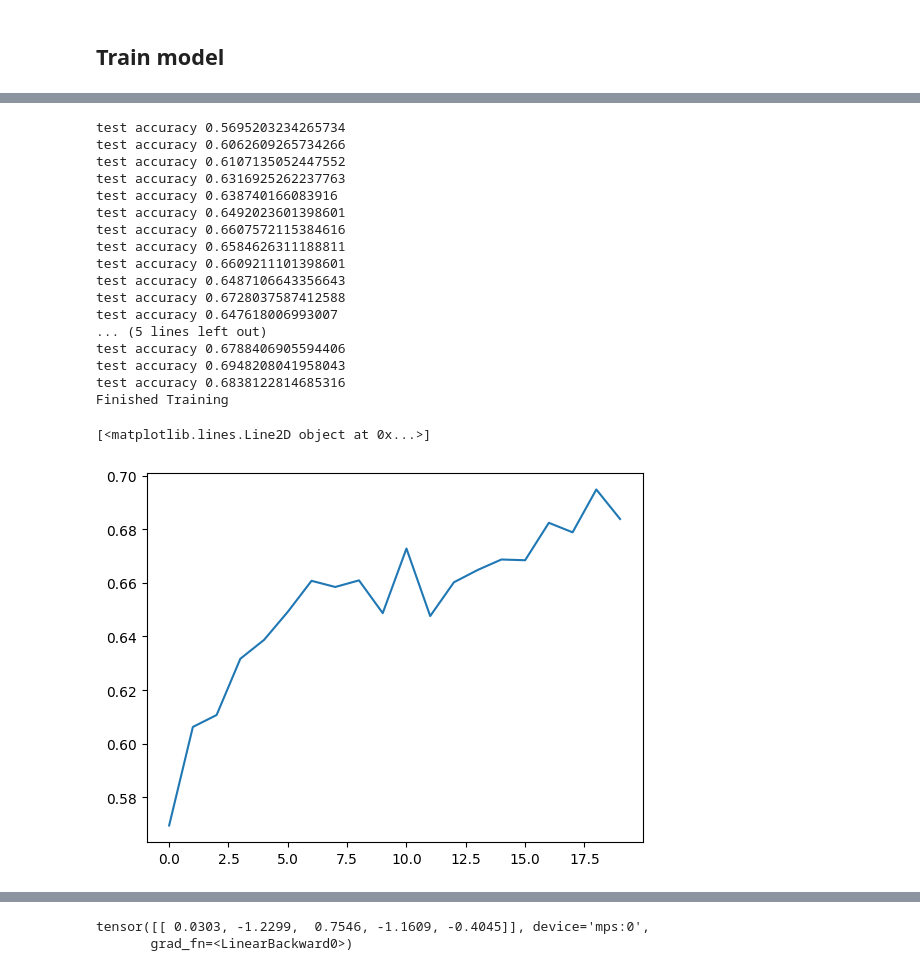
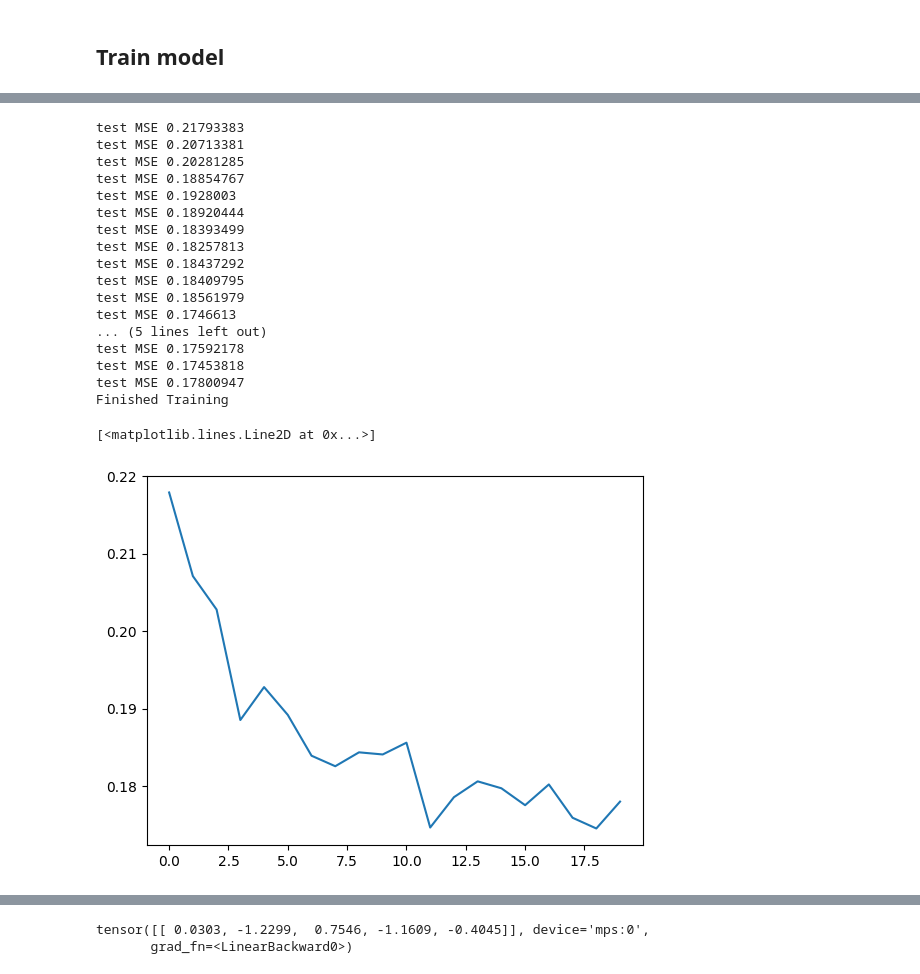
Before and after one commit to KilianFt/Adaptive-HCI, a Jupyter notebook: pretrain_model.ipynb, the cells around one changed output, grey strips where cells are left out. Drawn from its saved outputs; the diff is of its cells as text; code cells hidden in the pictures.

Commit message:
fix: pretrain model on dof not labels

```diff
--- a/pretrain_model.ipynb
+++ b/pretrain_model.ipynb
@@ -282,4 +293,5 @@ class FFNN(nn.Module):
 train_features, train_labels = next(iter(train_dataloader))
 # %%
 device = 'mps'
+n_dof = 2
 # %%
@@ -292,7 +304,7 @@ torch.Size([32, 5])
 model = ViT(
     image_size = 200,
     patch_size = 8,
-    num_classes = n_labels,
+    num_classes = n_dof,
     dim = 64,
     depth = 1,
     heads = 2,
@@ -306,5 +318,6 @@ img = torch.randn(10, 1, 8, 200).to(device)
 
 preds = model(img)
 # %%
-criterion = nn.CrossEntropyLoss()
+# criterion = nn.CrossEntropyLoss()
+criterion = nn.MSELoss()
 optimizer = optim.Adam(model.parameters(), lr=1e-3)
@@ -311,6 +326,7 @@ optimizer = optim.Adam(model.parameters(), lr=1e-3)
 # %%
 history = {
     'accs': [],
+    'test_mse': [],
     'losses': [],
 }
 
@@ -341,6 +357,7 @@ for epoch in range(20):
             running_loss = 0.0
 
     accs = []
+    test_mse_list = []
     for data in test_dataloader:
         test_inputs, test_labels = data
         test_inputs = test_inputs.to(device)
@@ -350,39 +367,44 @@ for epoch in range(20):
         model.eval()
         with torch.no_grad():
             outputs = model(test_inputs)
-            predicted_labels = outputs.cpu().max(dim=1).indices
+            # predicted_labels = outputs.cpu().max(dim=1).indices
+            predicted_labels = outputs.cpu()
 
         test_labels = test_labels.cpu()
-        acc = accuracy_score(test_labels, predicted_labels)
-        accs.append(acc)
+        # acc = accuracy_score(test_labels, predicted_labels)
+        test_mse = mean_squared_error(test_labels, predicted_labels)
+        # accs.append(acc)
+        test_mse_list.append(test_mse)
 
-    history['accs'].append( np.mean(accs))
-    print('test accuracy', np.mean(accs))
+    # history['accs'].append( np.mean(accs))
+    history['test_mse'].append(np.mean(test_mse_list))
+
+    print('test MSE', np.mean(test_mse_list))
 
 print('Finished Training')
 # %% [output]
-test accuracy 0.5695203234265734
-test accuracy 0.6062609265734266
-test accuracy 0.6107135052447552
-test accuracy 0.6316925262237763
-test accuracy 0.638740166083916
-test accuracy 0.6492023601398601
-test accuracy 0.6607572115384616
-test accuracy 0.6584626311188811
-test accuracy 0.6609211101398601
-test accuracy 0.6487106643356643
-test accuracy 0.6728037587412588
-test accuracy 0.647618006993007
+test MSE 0.21793383
+test MSE 0.20713381
+test MSE 0.20281285
+test MSE 0.18854767
+test MSE 0.1928003
+test MSE 0.18920444
+test MSE 0.18393499
+test MSE 0.18257813
+test MSE 0.18437292
+test MSE 0.18409795
+test MSE 0.18561979
+test MSE 0.1746613
 ... (5 lines left out)
-test accuracy 0.6788406905594406
-test accuracy 0.6948208041958043
-test accuracy 0.6838122814685316
+test MSE 0.17592178
+test MSE 0.17453818
+test MSE 0.17800947
 Finished Training
 # %%
-plt.plot(history['accs'])
+plt.plot(history['test_mse'])
 # %% [output]
-[<matplotlib.lines.Line2D object at 0x...>]
+[<matplotlib.lines.Line2D at 0x...>]
-[figure, old version]
+[figure, new version]
 # %%
 plt.plot(history['losses'])
 # %% [output]
```
Also changed, not shown: parts of 18 cells of this notebook, 4 other files.
